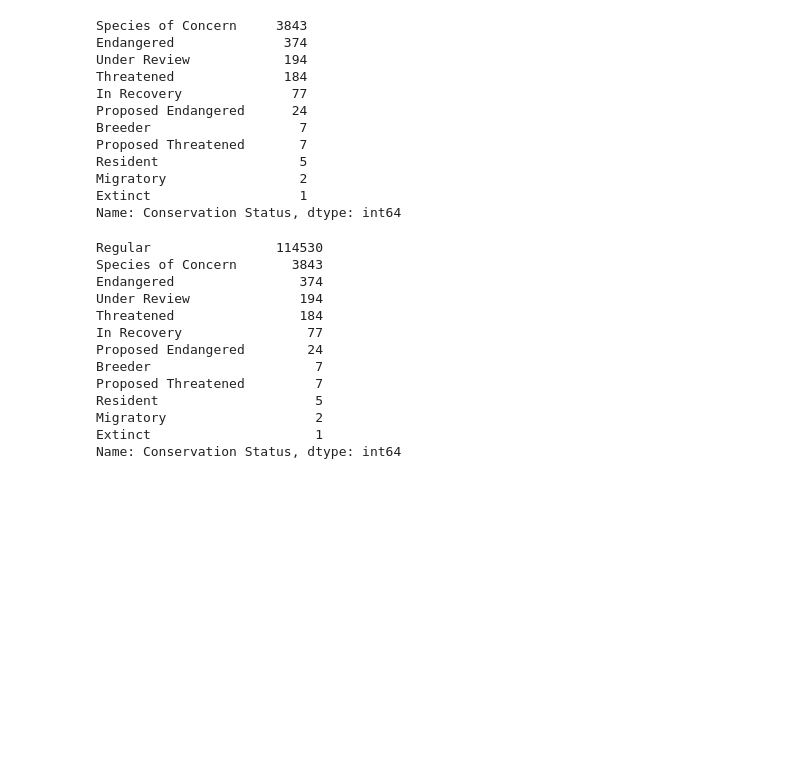
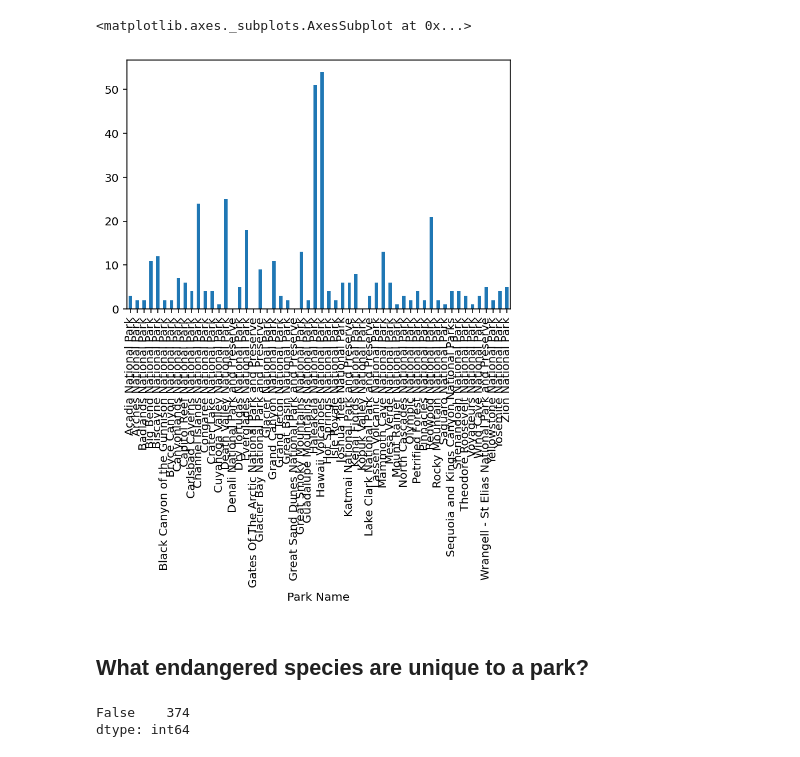
Before and after one commit to elc487/biodiversity_USNTLParks, a Jupyter notebook: Biodiversity of National Parks.ipynb, the cells around one changed output. Cells and saved outputs as stored; diff of their text form; code cells hidden in the pictures; blank space fills up the shorter version.

```diff
--- a/Biodiversity of National Parks.ipynb
+++ b/Biodiversity of National Parks.ipynb
@@ -41,15 +59,14 @@ Name: Category, dtype: int64
+# %%
+spec_park = bio.groupby(["Park Name"])
+# %%
+spec_park['Conservation Status'].apply(lambda x: x.str.contains("Endangered").sum() ).plot.bar()
+# %% [output]
+<matplotlib.axes._subplots.AxesSubplot at 0x...>
+[figure, added]
+# %% [markdown]
+## What endangered species are unique to a park?
 # %%
-bio["Conservation Status"].value_counts()
+bio[endangered_park].duplicated().value_counts()
 # %% [output]
-Species of Concern     3843
-Endangered              374
-Under Review            194
-Threatened              184
-In Recovery              77
-Proposed Endangered      24
-Breeder                   7
-Proposed Threatened       7
-Resident                  5
-Migratory                 2
-Extinct                   1
-Name: Conservation Status, dtype: int64
+False    374
+dtype: int64
@@ -58,16 +72,0 @@ bio.loc[(bio["Conservation Status"].isnull())] = 'Regular'
-# %%
-bio["Conservation Status"].value_counts()
-# %% [output]
-Regular                114530
-Species of Concern       3843
-Endangered                374
-Under Review              194
-Threatened                184
-In Recovery                77
-Proposed Endangered        24
-Breeder                     7
-Proposed Threatened         7
-Resident                    5
-Migratory                   2
-Extinct                     1
-Name: Conservation Status, dtype: int64
```
Also changed, not shown: parts of 15 cells of this notebook, 12 other files.
